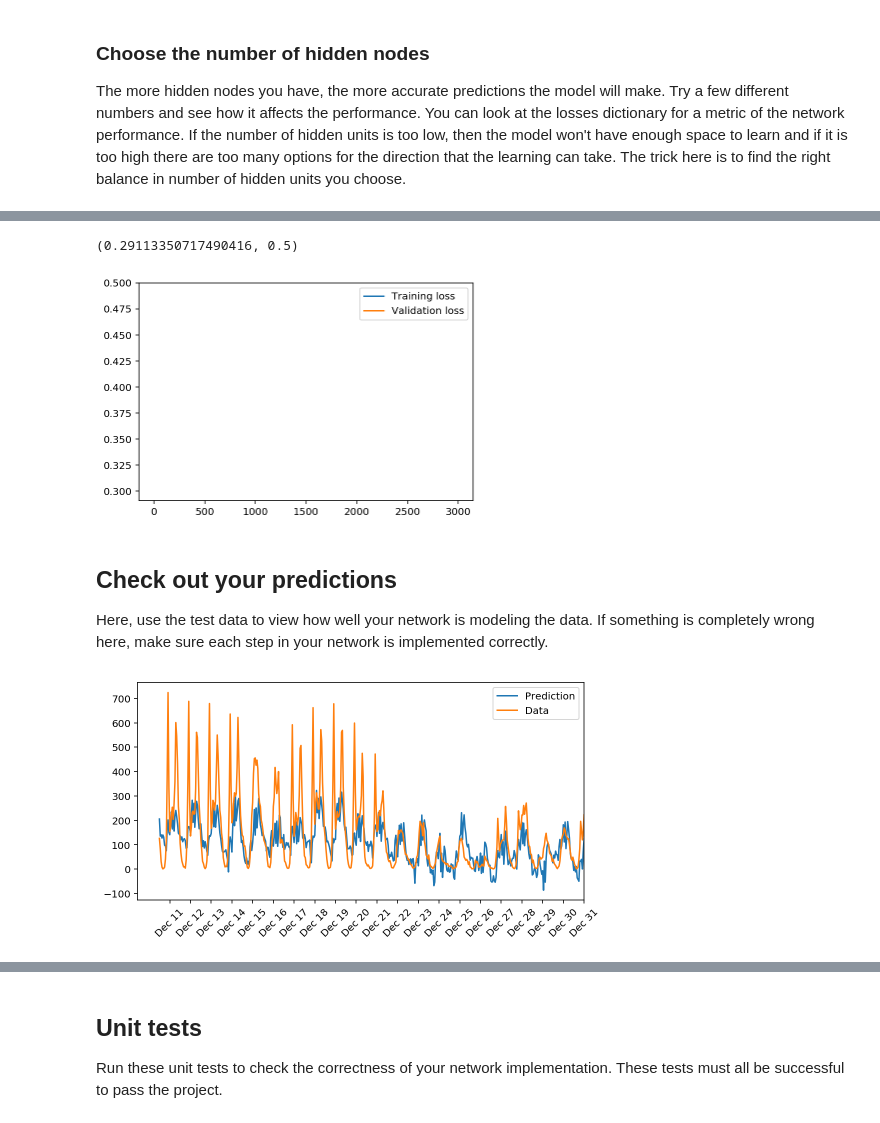
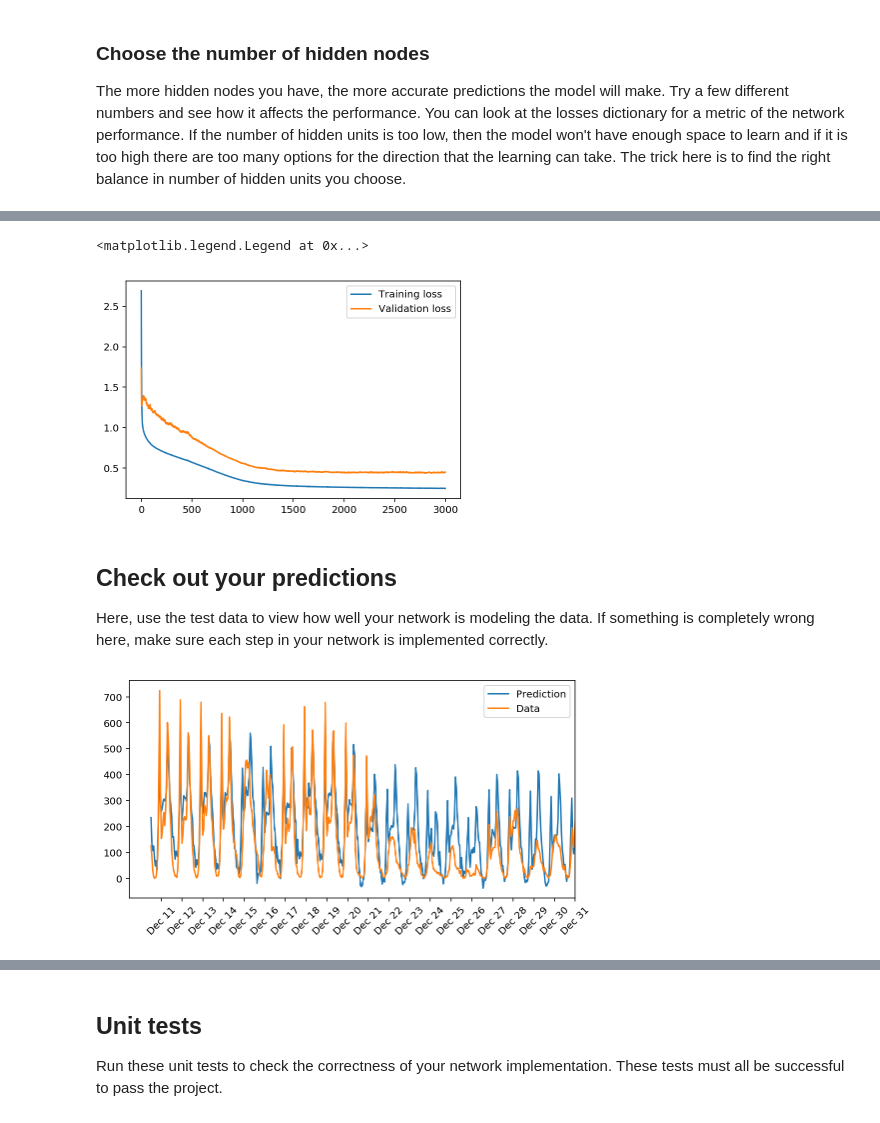
Before and after one commit to samirma/DLND-your-first-network, a Jupyter notebook: dlnd-your-first-neural-network.ipynb, the cells around one changed output, grey strips where cells are left out. Cells and saved outputs as stored; diff of their text form; code cells hidden in the pictures.

```diff
--- a/dlnd-your-first-neural-network.ipynb
+++ b/dlnd-your-first-neural-network.ipynb
@@ -201,8 +201,8 @@ import sys
 
 ### Set the hyperparameters here ###
 epochs = 3000
-learning_rate = 0.00001
-hidden_nodes = 30
+learning_rate = 0.001
+hidden_nodes = 5
 output_nodes = 1
 
 N_i = train_features.shape[1]
@@ -230,11 +230,10 @@ Progress: 99.9% ... Training loss: 0.538 ... Validation loss: 0.910
 # %%
 plt.plot(losses['train'], label='Training loss')
 plt.plot(losses['validation'], label='Validation loss')
 plt.legend()
-plt.ylim(ymax=0.5)
 # %% [output]
-(0.29113350717490416, 0.5)
+<matplotlib.legend.Legend at 0x...>
-[figure, old version]
+[figure, new version]
 # %% [markdown]
 ## Check out your predictions
 
@@ -254,7 +253,7 @@ dates = dates.apply(lambda d: d.strftime('%b %d'))
 ax.set_xticks(np.arange(len(dates))[12::24])
 _ = ax.set_xticklabels(dates[12::24], rotation=45)
 # %% [output]
-[figure, old version]
+[figure, new version]
 # %% [markdown]
 ## Thinking about your results
 
```
Also changed, not shown: parts of 2 cells of this notebook.
